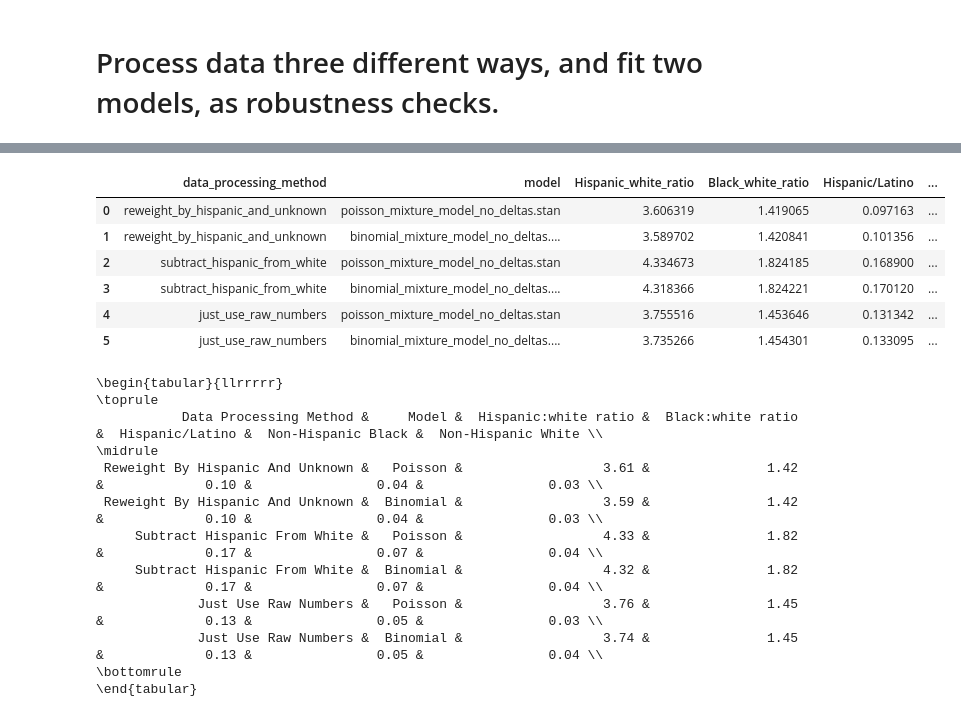
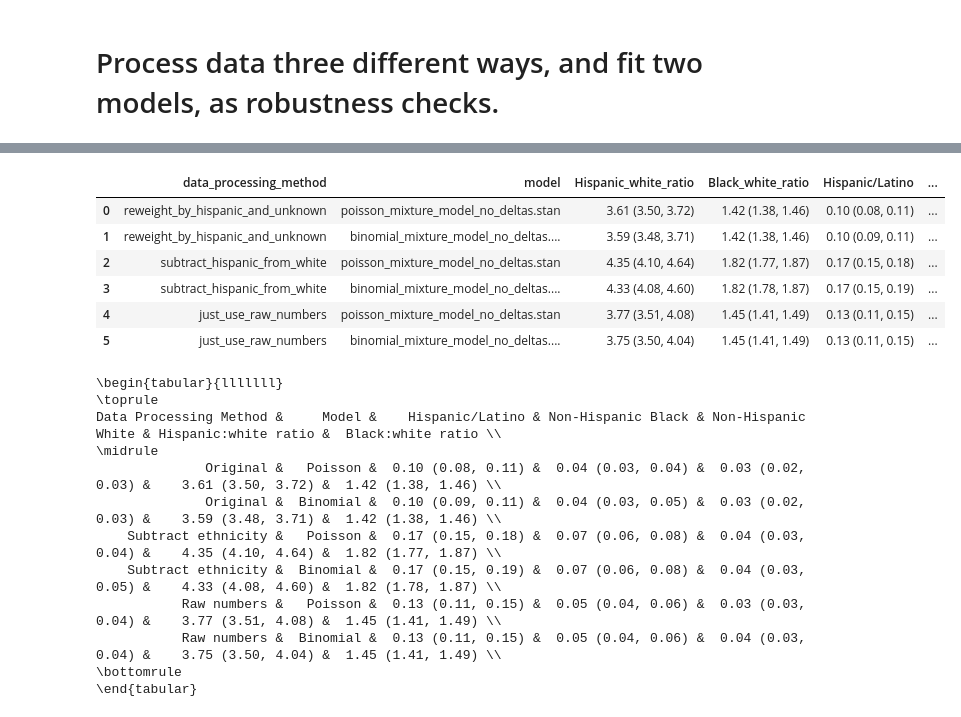
Before and after one commit to epierson9/disease-testing-thresholds, a Jupyter notebook: analysis.ipynb, the cells around one changed output, grey strips where cells are left out. Drawn from its saved outputs; the diff is of its cells as text; code cells hidden in the pictures.

```diff
--- a/analysis.ipynb
+++ b/analysis.ipynb
@@ -210,56 +211,75 @@ For threshold, 0/33 points with data have larger values for white than Hispanic
 ... (73 outputs left out)
 # %%
 all_aggregate_thresholds = pd.DataFrame(all_aggregate_thresholds)
+def point_estimate_and_CIs(draws):
+    # given list of MCMC draws, return point estimates (mean) and CIs as strings.
+    lower_CI = 2.5
+    upper_CI = 97.5
+    return '%2.2f (%2.2f, %2.2f)' % (np.mean(draws),
+                                 scoreatpercentile(draws, lower_CI),
+                                 scoreatpercentile(draws, upper_CI))
 for k in ['Hispanic/Latino', 'Non-Hispanic Black', 'Non-Hispanic White']:
+    vals_with_cis = []
     all_aggregate_thresholds[k + '_all_draws'] = all_aggregate_thresholds[k].map(lambda x:x['all_draws'])
-    all_aggregate_thresholds[k] = all_aggregate_thresholds[k].map(lambda x:x['mean'])
-all_aggregate_thresholds['Hispanic_white_ratio'] = (all_aggregate_thresholds['Hispanic/Latino'] /
-                                                    all_aggregate_thresholds['Non-Hispanic White'])
-all_aggregate_thresholds['Black_white_ratio'] = (all_aggregate_thresholds['Non-Hispanic Black'] /
-                                                    all_aggregate_thresholds['Non-Hispanic White'])
-assert (all_aggregate_thresholds['Hispanic_white_ratio'] > 1).all()
-assert (all_aggregate_thresholds['Black_white_ratio'] > 1).all()
+    for i in range(len(all_aggregate_thresholds)):
+        vals_with_cis.append(point_estimate_and_CIs(all_aggregate_thresholds[k + '_all_draws'].iloc[i]))
+    all_aggregate_thresholds[k] = vals_with_cis
+
+hispanic_white_ratios = []
+black_white_ratios = []
+for i in range(len(all_aggregate_thresholds)):
+    hispanic_white_draws = (all_aggregate_thresholds['Hispanic/Latino_all_draws'].iloc[i] /
+                            all_aggregate_thresholds['Non-Hispanic White_all_draws'].iloc[i])
+    black_white_draws = (all_aggregate_thresholds['Non-Hispanic Black_all_draws'].iloc[i] /
+                            all_aggregate_thresholds['Non-Hispanic White_all_draws'].iloc[i])
+    hispanic_white_ratios.append(point_estimate_and_CIs(hispanic_white_draws))
+    black_white_ratios.append(point_estimate_and_CIs(black_white_draws))
+
+all_aggregate_thresholds['Hispanic_white_ratio'] = hispanic_white_ratios
+all_aggregate_thresholds['Black_white_ratio'] = black_white_ratios
+
 (all_aggregate_thresholds[['data_processing_method',
                                         'model',
                                         'Hispanic_white_ratio',
                                         'Black_white_ratio',
                                         'Hispanic/Latino',
                                         'Non-Hispanic Black',
                                         'Non-Hispanic White']])
 # %% [output]
 |  | data_processing_method | model | Hispanic_white_ratio | Black_white_ratio | Hispanic/Latino | ... |
-| 0 | reweight_by_hispanic_and_unknown | poisson_mixture_model_no_deltas.stan | 3.606319 | 1.419065 | 0.097163 | ... |
-| 1 | reweight_by_hispanic_and_unknown | binomial_mixture_model_no_deltas.... | 3.589702 | 1.420841 | 0.101356 | ... |
-| 2 | subtract_hispanic_from_white | poisson_mixture_model_no_deltas.stan | 4.334673 | 1.824185 | 0.168900 | ... |
-| 3 | subtract_hispanic_from_white | binomial_mixture_model_no_deltas.... | 4.318366 | 1.824221 | 0.170120 | ... |
-| 4 | just_use_raw_numbers | poisson_mixture_model_no_deltas.stan | 3.755516 | 1.453646 | 0.131342 | ... |
-| 5 | just_use_raw_numbers | binomial_mixture_model_no_deltas.... | 3.735266 | 1.454301 | 0.133095 | ... |
+| 0 | reweight_by_hispanic_and_unknown | poisson_mixture_model_no_deltas.stan | 3.61 (3.50, 3.72) | 1.42 (1.38, 1.46) | 0.10 (0.08, 0.11) | ... |
+| 1 | reweight_by_hispanic_and_unknown | binomial_mixture_model_no_deltas.... | 3.59 (3.48, 3.71) | 1.42 (1.38, 1.46) | 0.10 (0.09, 0.11) | ... |
+| 2 | subtract_hispanic_from_white | poisson_mixture_model_no_deltas.stan | 4.35 (4.10, 4.64) | 1.82 (1.77, 1.87) | 0.17 (0.15, 0.18) | ... |
+| 3 | subtract_hispanic_from_white | binomial_mixture_model_no_deltas.... | 4.33 (4.08, 4.60) | 1.82 (1.78, 1.87) | 0.17 (0.15, 0.19) | ... |
+| 4 | just_use_raw_numbers | poisson_mixture_model_no_deltas.stan | 3.77 (3.51, 4.08) | 1.45 (1.41, 1.49) | 0.13 (0.11, 0.15) | ... |
+| 5 | just_use_raw_numbers | binomial_mixture_model_no_deltas.... | 3.75 (3.50, 4.04) | 1.45 (1.41, 1.49) | 0.13 (0.11, 0.15) | ... |
 # %%
 print(all_aggregate_thresholds[['data_processing_method',
                                         'model',
-                                        'Hispanic_white_ratio',
-                                        'Black_white_ratio',
                                         'Hispanic/Latino',
                                         'Non-Hispanic Black',
-                                        'Non-Hispanic White']]
+                                        'Non-Hispanic White',
+                                        'Hispanic_white_ratio',
+                                        'Black_white_ratio']]
       .rename(columns={'data_processing_method':'Data Processing Method',
                        'model':'Model',
                        'Hispanic_white_ratio':'Hispanic:white ratio',
                        'Black_white_ratio':'Black:white ratio'})
-      .to_latex(float_format='%2.2f',
-                index=False,
+      .to_latex(index=False,
                 formatters={'Model':lambda x:x.split('_')[0].title(),
-                            'Data Processing Method':lambda x:x.replace('_', ' ').title()}))
+                            'Data Processing Method':lambda x:'Original' if x == 'reweight_by_hispanic_and_unknown'
+                            else 'Subtract ethnicity' if x == 'subtract_hispanic_from_white'
+                            else 'Raw numbers'}))
 # %% [output]
-\begin{tabular}{llrrrrr}
+\begin{tabular}{lllllll}
 \toprule
-           Data Processing Method &     Model &  Hispanic:white ratio &  Black:white ratio &  Hispanic/Latino &  Non-Hispanic Black &  Non-Hispanic White \\
+Data Processing Method &     Model &    Hispanic/Latino & Non-Hispanic Black & Non-Hispanic White & Hispanic:white ratio &  Black:white ratio \\
 \midrule
- Reweight By Hispanic And Unknown &   Poisson &                  3.61 &               1.42 &             0.10 &                0.04 &                0.03 \\
- Reweight By Hispanic And Unknown &  Binomial &                  3.59 &               1.42 &             0.10 &                0.04 &                0.03 \\
-     Subtract Hispanic From White &   Poisson &                  4.33 &               1.82 &             0.17 &                0.07 &                0.04 \\
-     Subtract Hispanic From White &  Binomial &                  4.32 &               1.82 &             0.17 &                0.07 &                0.04 \\
-             Just Use Raw Numbers &   Poisson &                  3.76 &               1.45 &             0.13 &                0.05 &                0.03 \\
-             Just Use Raw Numbers &  Binomial &                  3.74 &               1.45 &             0.13 &                0.05 &                0.04 \\
+              Original &   Poisson &  0.10 (0.08, 0.11) &  0.04 (0.03, 0.04) &  0.03 (0.02, 0.03) &    3.61 (3.50, 3.72) &  1.42 (1.38, 1.46) \\
+              Original &  Binomial &  0.10 (0.09, 0.11) &  0.04 (0.03, 0.05) &  0.03 (0.02, 0.03) &    3.59 (3.48, 3.71) &  1.42 (1.38, 1.46) \\
+    Subtract ethnicity &   Poisson &  0.17 (0.15, 0.18) &  0.07 (0.06, 0.08) &  0.04 (0.03, 0.04) &    4.35 (4.10, 4.64) &  1.82 (1.77, 1.87) \\
+    Subtract ethnicity &  Binomial &  0.17 (0.15, 0.19) &  0.07 (0.06, 0.08) &  0.04 (0.03, 0.05) &    4.33 (4.08, 4.60) &  1.82 (1.78, 1.87) \\
+           Raw numbers &   Poisson &  0.13 (0.11, 0.15) &  0.05 (0.04, 0.06) &  0.03 (0.03, 0.04) &    3.77 (3.51, 4.08) &  1.45 (1.41, 1.49) \\
+           Raw numbers &  Binomial &  0.13 (0.11, 0.15) &  0.05 (0.04, 0.06) &  0.04 (0.03, 0.04) &    3.75 (3.50, 4.04) &  1.45 (1.41, 1.49) \\
 \bottomrule
 \end{tabular}
```
Also changed, not shown: parts of 2 cells of this notebook, 9 other files.
